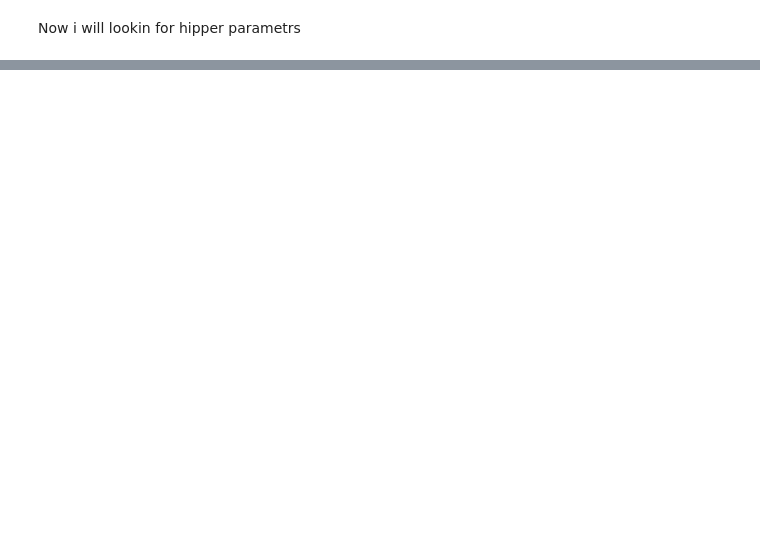
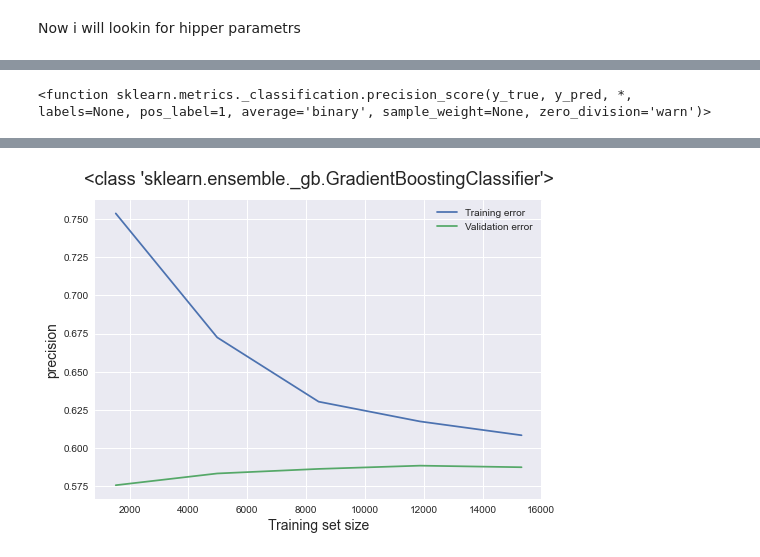
Before and after one commit to VladimirKrutko/Propobility-of-leaving, a Jupyter notebook: Sol.ipynb, the cells around one changed output, grey strips where cells are left out. Cells and saved outputs as stored; diff of their text form; code cells hidden in the pictures; blank space fills up the shorter version.

Commit message:
Finde model for project

```diff
--- a/Sol.ipynb
+++ b/Sol.ipynb
@@ -449,8 +425,5 @@ from sklearn.model_selection import learning_curve
 # X = data.drop('target', axis=1),
 # y = data.target, train_sizes =np.linspace(.1, 1.0, 5), cv = 5,
 # scoring = 'roc_auc')
-# %%
-train_scores_mean = train_scores.mean(axis = 1)
-validation_scores_mean = test_scores.mean(axis = 1)
 # %%
 import matplotlib.pyplot as plt
@@ -462,9 +431,3 @@ import matplotlib.pyplot as plt
 from sklearn.svm import SVC
 from sklearn.tree import ExtraTreeClassifier
 from sklearn.ensemble import GradientBoostingClassifier,  RandomForestClassifier
-# %%
-train_sizes, train_scores, test_scores = learning_curve(
-estimator = SC(),
-X = data.drop('target', axis=1),
-y = data.target, train_sizes =np.linspace(.1, 1.0, 5), cv = 5,
-scoring = 'roc_auc');
@@ -475,3 +433,0 @@ array([0.1, 0.2, 0.3, 0.4, 0.5, 0.6, 0.7, 0.8, 0.9, 1. ])
-# %%
-train_scores_mean = train_scores.mean(axis = 1)
-validation_scores_mean = test_scores.mean(axis = 1)
@@ -482,9 +434,9 @@ validation_scores_mean = test_scores.mean(axis = 1)
 # %%
-def learne_curve(model, score):
+def learne_curve(model, score, X, y):
     train_sizes, train_scores, test_scores = learning_curve(
     estimator = model,
-    X = data.drop('target', axis=1),
-    y = data.target, train_sizes =np.linspace(.1, 1.0, 5), cv = 5,
+    X = X,
+    y = y, train_sizes =np.linspace(.1, 1.0, 5), cv = 5,
     scoring = score)
     train_scores_mean = train_scores.mean(axis = 1)
     validation_scores_mean = test_scores.mean(axis = 1)
@@ -552,0 +474,7 @@ learne_curve(GradientBoostingClassifier(), 'accuracy')
+# %%
+precision_score
+# %% [output]
+<function sklearn.metrics._classification.precision_score(y_true, y_pred, *, labels=None, pos_label=1, average='binary', sample_weight=None, zero_division='warn')>
+# %%
+learne_curve(GradientBoostingClassifier(), 'precision', X=X, y=y)
+# %% [output]
@@ -552,0 +482 @@ learne_curve(GradientBoostingClassifier(), 'accuracy')
+[figure, added]
```
Also changed, not shown: parts of 46 cells of this notebook.
